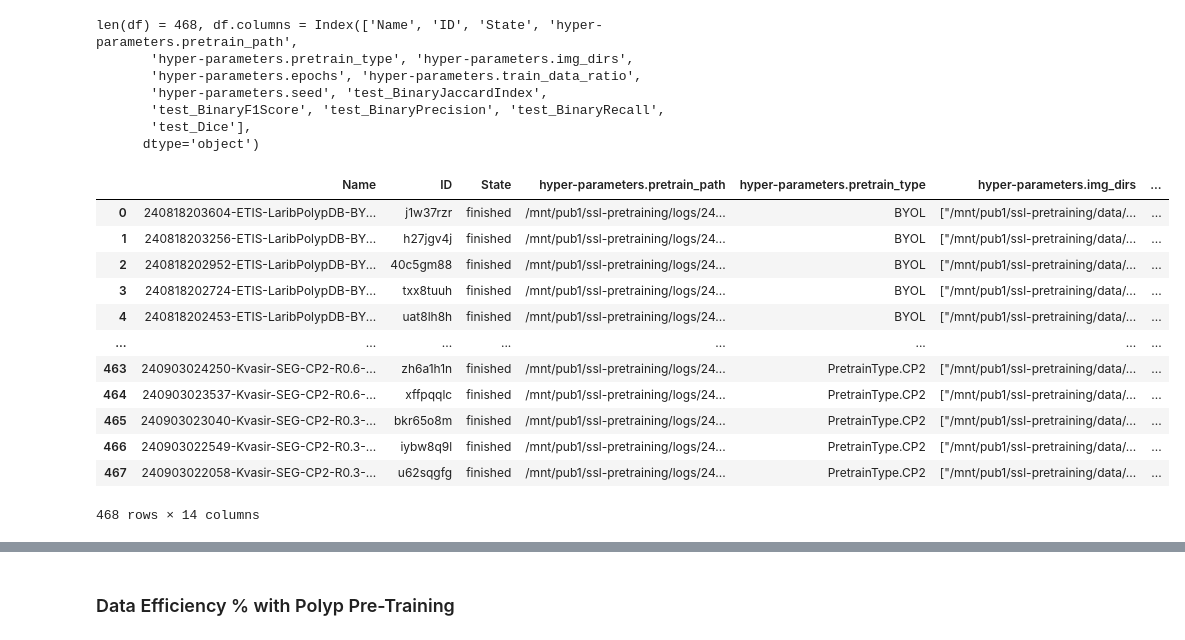
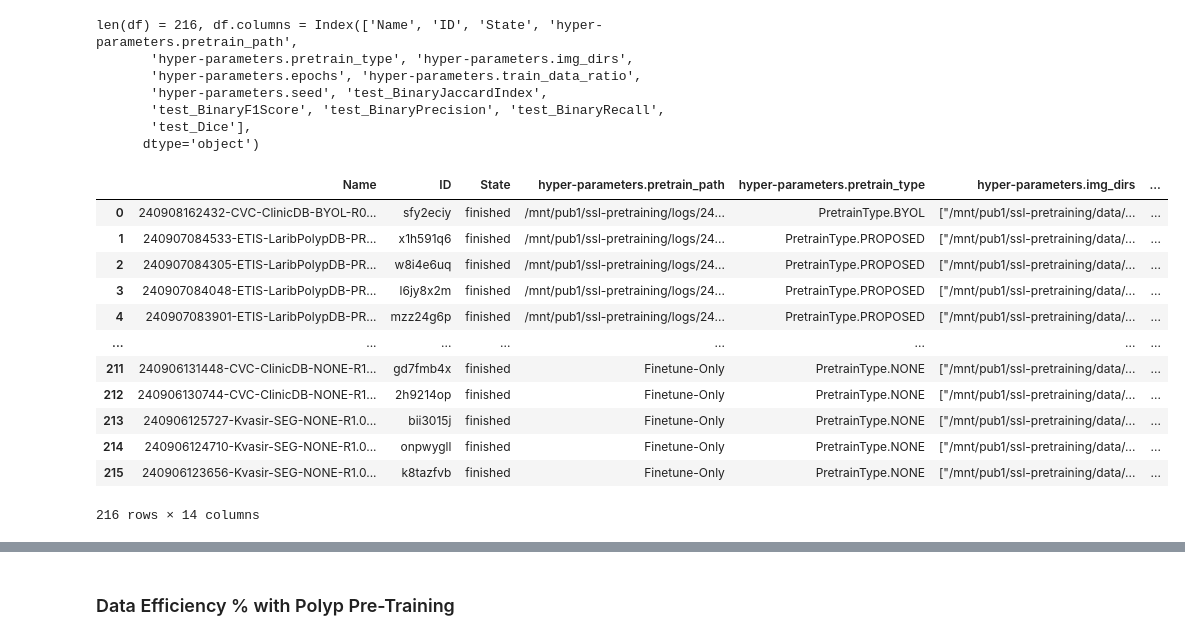
Before and after one commit to kimathikaai/CP2, a Jupyter notebook: tools/wandb.ipynb, the cells around one changed output, grey strips where cells are left out. Saved outputs shown, nothing was run; the diff lists cells and outputs as text; code cells hidden in the pictures.

```diff
--- a/tools/wandb.ipynb
+++ b/tools/wandb.ipynb
@@ -14,32 +14,32 @@ import dataframe_image as dfi
 %autoreload 2
 # %%
 # Get the results file
-CSV_FILE = '/Users/kimathikaai/Downloads/NIPS2024 - wandb-results-v1.csv'
+CSV_FILE = '/Users/kimathikaai/Downloads/NIPS2024 - wandb-results-v3.csv'
 # Get the pandas dataframe
 df = pd.read_csv(CSV_FILE)
 print(f"{len(df) = }, {df.columns = }")
 df
 # %% [output]
-len(df) = 468, df.columns = Index(['Name', 'ID', 'State', 'hyper-parameters.pretrain_path',
+len(df) = 216, df.columns = Index(['Name', 'ID', 'State', 'hyper-parameters.pretrain_path',
        'hyper-parameters.pretrain_type', 'hyper-parameters.img_dirs',
        'hyper-parameters.epochs', 'hyper-parameters.train_data_ratio',
        'hyper-parameters.seed', 'test_BinaryJaccardIndex',
        'test_BinaryF1Score', 'test_BinaryPrecision', 'test_BinaryRecall',
        'test_Dice'],
       dtype='object')
 |  | Name | ID | State | hyper-parameters.pretrain_path | hyper-parameters.pretrain_type | hyper-parameters.img_dirs | ... |
-| 0 | 240818203604-ETIS-LaribPolypDB-BY... | j1w37rzr | finished | /mnt/pub1/ssl-pretraining/logs/24... | BYOL | ["/mnt/pub1/ssl-pretraining/data/... | ... |
-| 1 | 240818203256-ETIS-LaribPolypDB-BY... | h27jgv4j | finished | /mnt/pub1/ssl-pretraining/logs/24... | BYOL | ["/mnt/pub1/ssl-pretraining/data/... | ... |
-| 2 | 240818202952-ETIS-LaribPolypDB-BY... | 40c5gm88 | finished | /mnt/pub1/ssl-pretraining/logs/24... | BYOL | ["/mnt/pub1/ssl-pretraining/data/... | ... |
-| 3 | 240818202724-ETIS-LaribPolypDB-BY... | txx8tuuh | finished | /mnt/pub1/ssl-pretraining/logs/24... | BYOL | ["/mnt/pub1/ssl-pretraining/data/... | ... |
-| 4 | 240818202453-ETIS-LaribPolypDB-BY... | uat8lh8h | finished | /mnt/pub1/ssl-pretraining/logs/24... | BYOL | ["/mnt/pub1/ssl-pretraining/data/... | ... |
+| 0 | 240908162432-CVC-ClinicDB-BYOL-R0... | sfy2eciy | finished | /mnt/pub1/ssl-pretraining/logs/24... | PretrainType.BYOL | ["/mnt/pub1/ssl-pretraining/data/... | ... |
+| 1 | 240907084533-ETIS-LaribPolypDB-PR... | x1h591q6 | finished | /mnt/pub1/ssl-pretraining/logs/24... | PretrainType.PROPOSED | ["/mnt/pub1/ssl-pretraining/data/... | ... |
+| 2 | 240907084305-ETIS-LaribPolypDB-PR... | w8i4e6uq | finished | /mnt/pub1/ssl-pretraining/logs/24... | PretrainType.PROPOSED | ["/mnt/pub1/ssl-pretraining/data/... | ... |
+| 3 | 240907084048-ETIS-LaribPolypDB-PR... | l6jy8x2m | finished | /mnt/pub1/ssl-pretraining/logs/24... | PretrainType.PROPOSED | ["/mnt/pub1/ssl-pretraining/data/... | ... |
+| 4 | 240907083901-ETIS-LaribPolypDB-PR... | mzz24g6p | finished | /mnt/pub1/ssl-pretraining/logs/24... | PretrainType.PROPOSED | ["/mnt/pub1/ssl-pretraining/data/... | ... |
 | ... | ... | ... | ... | ... | ... | ... | ... |
-| 463 | 240903024250-Kvasir-SEG-CP2-R0.6-... | zh6a1h1n | finished | /mnt/pub1/ssl-pretraining/logs/24... | PretrainType.CP2 | ["/mnt/pub1/ssl-pretraining/data/... | ... |
-| 464 | 240903023537-Kvasir-SEG-CP2-R0.6-... | xffpqqlc | finished | /mnt/pub1/ssl-pretraining/logs/24... | PretrainType.CP2 | ["/mnt/pub1/ssl-pretraining/data/... | ... |
-| 465 | 240903023040-Kvasir-SEG-CP2-R0.3-... | bkr65o8m | finished | /mnt/pub1/ssl-pretraining/logs/24... | PretrainType.CP2 | ["/mnt/pub1/ssl-pretraining/data/... | ... |
-| 466 | 240903022549-Kvasir-SEG-CP2-R0.3-... | iybw8q9l | finished | /mnt/pub1/ssl-pretraining/logs/24... | PretrainType.CP2 | ["/mnt/pub1/ssl-pretraining/data/... | ... |
-| 467 | 240903022058-Kvasir-SEG-CP2-R0.3-... | u62sqgfg | finished | /mnt/pub1/ssl-pretraining/logs/24... | PretrainType.CP2 | ["/mnt/pub1/ssl-pretraining/data/... | ... |
+| 211 | 240906131448-CVC-ClinicDB-NONE-R1... | gd7fmb4x | finished | Finetune-Only | PretrainType.NONE | ["/mnt/pub1/ssl-pretraining/data/... | ... |
+| 212 | 240906130744-CVC-ClinicDB-NONE-R1... | 2h9214op | finished | Finetune-Only | PretrainType.NONE | ["/mnt/pub1/ssl-pretraining/data/... | ... |
+| 213 | 240906125727-Kvasir-SEG-NONE-R1.0... | bii3015j | finished | Finetune-Only | PretrainType.NONE | ["/mnt/pub1/ssl-pretraining/data/... | ... |
+| 214 | 240906124710-Kvasir-SEG-NONE-R1.0... | onpwygll | finished | Finetune-Only | PretrainType.NONE | ["/mnt/pub1/ssl-pretraining/data/... | ... |
+| 215 | 240906123656-Kvasir-SEG-NONE-R1.0... | k8tazfvb | finished | Finetune-Only | PretrainType.NONE | ["/mnt/pub1/ssl-pretraining/data/... | ... |
-468 rows × 14 columns
+216 rows × 14 columns
 # %%
 # Create the global pivot table. Counts should be 3 for 3 seeds
 def get_pivot(data):
```
Also changed, not shown: parts of 11 cells of this notebook.
